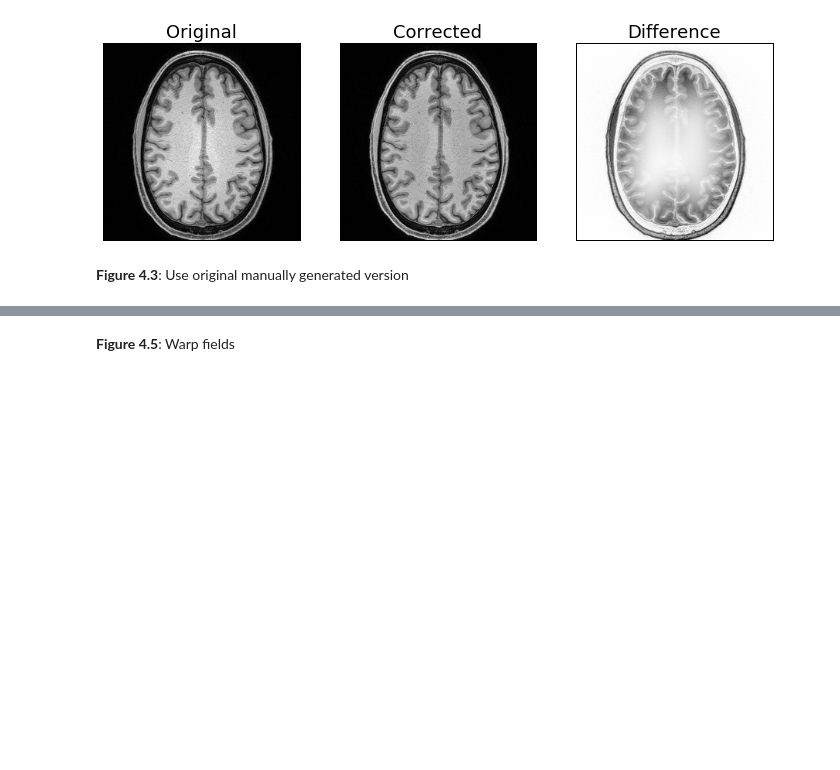
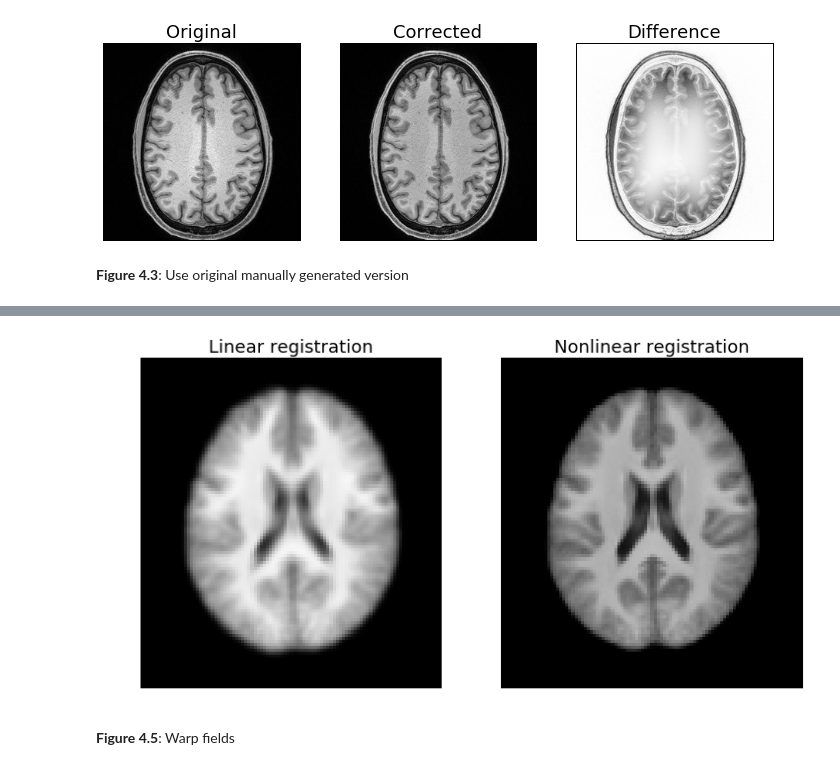
Before and after one commit to poldrack/fmri-handbook-2e-code, a Jupyter notebook: notebooks/Chapter4-SpatialNormalization/Chapter4-SpatialNormalization.ipynb, the cells around one changed output, grey strips where cells are left out. Saved outputs shown, nothing was run; the diff lists cells and outputs as text; code cells hidden in the pictures; blank space fills up the shorter version.

```diff
--- a/notebooks/Chapter4-SpatialNormalization/Chapter4-SpatialNormalization.ipynb
+++ b/notebooks/Chapter4-SpatialNormalization/Chapter4-SpatialNormalization.ipynb
@@ -81,3 +91,41 @@ WImage(filename=os.path.join(config.orig_figuredir,'Figure_4_4.pdf'))
+# %%
+# take mean of linear and nonlinear images
+fsl_merge = mem.cache(fsl.Merge)
+anat_reg_linear=glob.glob(os.path.join(config.data['ds005']['datadir'],
+                        'derivatives/affine/out_file/_subject_id_sub-*/sub-*_T1w_corrected_brain_flirt.nii.gz'))
+anat_reg_linear.sort()
+
+merge_results_linear=fsl_merge(in_files=anat_reg_linear,dimension='t')
+
+fsl_meanimage=mem.cache(fsl.MeanImage)
+meanimage_linear=fsl_meanimage(in_file=merge_results_linear.outputs.merged_file)
+
+anat_reg_ants=glob.glob(os.path.join(config.data['ds005']['datadir'],
+                        'derivatives/ants/warped_image/_subject_id_sub-*/transform_Warped.nii.gz'))
+anat_reg_ants.sort()
+
+merge_results_ants=fsl_merge(in_files=anat_reg_ants,dimension='t')
+
+fsl_meanimage=mem.cache(fsl.MeanImage)
+meanimage_ants=fsl_meanimage(in_file=merge_results_ants.outputs.merged_file)
+
+fig=plt.figure(figsize=(12,6))
+ax_linear = plt.subplot2grid((1,2), (0,0))
+nilearn.plotting.plot_anat(meanimage_linear.outputs.out_file,
+                           display_mode='z',cut_coords=[20],
+                          axes=ax_linear,annotate=False)
+plt.title('Linear registration',fontsize=18)
+ax_ants = plt.subplot2grid((1,2), (0,1))
+
+nilearn.plotting.plot_anat(meanimage_ants.outputs.out_file,
+                           display_mode='z',cut_coords=[20],
+                          axes=ax_ants,annotate=False)
+plt.title('Nonlinear registration',fontsize=18)
+
+
+plt.savefig(os.path.join(config.figuredir,'Figure_4_4.'+config.img_format),format=config.img_format,dpi=1200)
+# %% [output]
+[figure, added]
 # %% [markdown]
 __Figure 4.5__: Warp fields
 # %%
```
Also changed, not shown: parts of 26 cells of this notebook.
